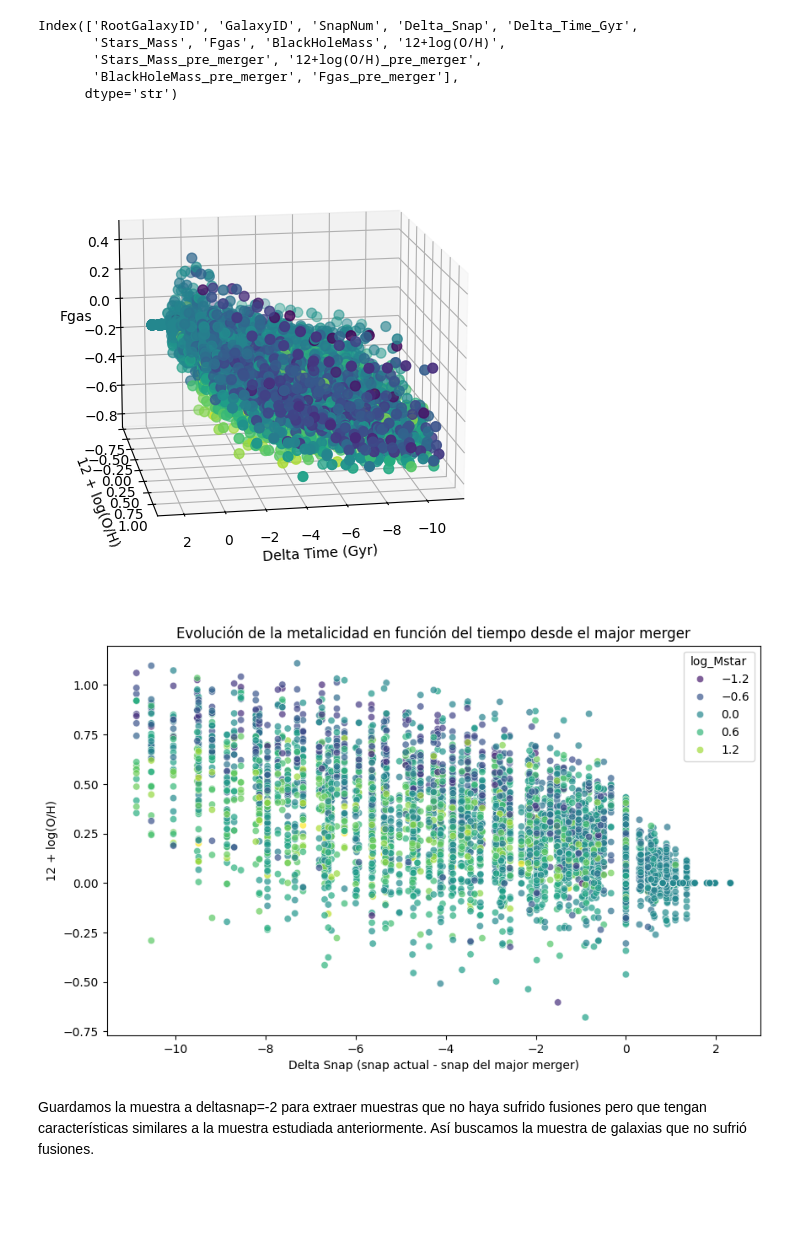
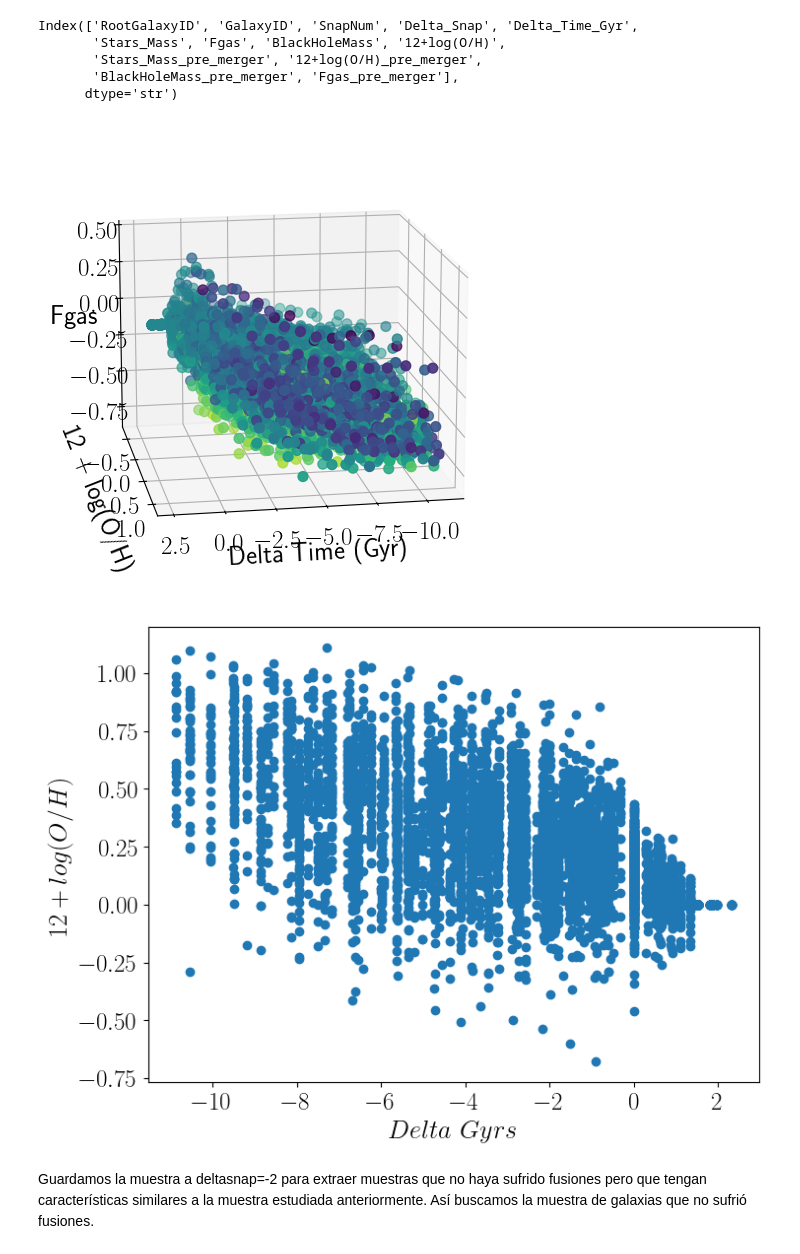
Before and after one commit to SantamariaR/Taller-Tesis-1, a Jupyter notebook: Estadistica_evolutiva.ipynb, the cells around one changed output. Saved outputs shown, nothing was run; the diff lists cells and outputs as text; code cells hidden in the pictures; blank space fills up the shorter version.

Commit message:
figuras presentacion

```diff
--- a/Estadistica_evolutiva.ipynb
+++ b/Estadistica_evolutiva.ipynb
@@ -10,6 +10,15 @@ import plotly.express as px
 import pyarrow
 from sklearn.preprocessing import StandardScaler
 from sklearn.neighbors import NearestNeighbors
+# %%
+# Definimos el tamaño de las figuras
+
+from matplotlib import rc
+rc('text', usetex=True)
+rc('font', size=18)
+plt.rcParams['figure.figsize'] = (8, 6)
+plt.rcParams['axes.labelsize'] = 19
+plt.rcParams['axes.titlesize'] = 21
 # %% [markdown]
 Exploración de los diferentes grupos de clasificación que se analizarán (tentativo):
 
@@ -204,6 +213,8 @@ df_final = (
 #    plt.show()
 # %% [markdown]
 ### Construcción del grupo que sufrió un único major merger en su historia
+# %%
+Lmajormerger = 1.25
 # %%
 # Si nos quedamos con las galaxias que sólo sufrieron un mayor merger en toda su historia. Da un total de 731 galaxias.
 
@@ -211,7 +222,7 @@ filtered_ids = (
     filtered_data
     .group_by("RootGalaxyID")
     .agg(
-        (pl.col("Lm") > 1.25).sum().alias("n_major_mergers")
+        (pl.col("Lm") > Lmajormerger).sum().alias("n_major_mergers")
     )
     .filter(pl.col("n_major_mergers") == 1)
     .select("RootGalaxyID")
@@ -281,7 +292,7 @@ La idea es cuantificar cuanto cambian las magnitudes luego del evento.
 # Primero obtenemos el snap del major merger para cada galaxia
 major_merger_snaps = (
     result_merger
-    .filter(pl.col("Lm") > 1.25)
+    .filter(pl.col("Lm") > Lmajormerger)
     .group_by("RootGalaxyID")
     .agg(pl.min("SnapNum").alias("Snap_Major_Merger"))
 )
@@ -289,7 +300,7 @@ major_merger_snaps = (
 # Separamos tambien diferencia temporal
 major_merger_time = (
     result_merger
-    .filter(pl.col("Lm") > 1.25)
+    .filter(pl.col("Lm") > Lmajormerger)
     .group_by("RootGalaxyID")
     .agg(pl.min("LookbackTime(Gyr)").alias("Time_Major_Merger"))
 )
@@ -395,18 +406,22 @@ ax.set_zlabel('Fgas')
 
 plt.show()
 # %% [output]
-[figure, old version]
+[figure, new version]
 # %%
 
-plt.figure(figsize=(10, 6))
-sns.scatterplot(data=df_final_major, x="Delta_Time_Gyr", y="12+log(O/H)_unif", hue="log_MBH_Mstar_unif", palette="viridis", alpha=0.7)
-plt.title("Evolución de la metalicidad en función del tiempo desde el major merger")
-plt.xlabel("Delta Snap (snap actual - snap del major merger)")
-plt.ylabel("12 + log(O/H)")
-plt.legend(title="log_Mstar")
+#plt.figure(figsize=(10, 6))
+#sns.scatterplot(data=df_final_major, x="Delta_Time_Gyr", y="12+log(O/H)", palette="viridis", alpha=0.7) #, hue="log_MBH_Mstar_unif"
+#plt.title("Evolución de la metalicidad en función del tiempo desde el major merger")
+xvar = df_final_major["Delta_Time_Gyr"]
+yvar = df_final_major["12+log(O/H)_unif"]
+
+plt.scatter(xvar,yvar)
+plt.xlabel(r"$Delta\ Gyrs$")
+plt.ylabel(r"$12 + log(O/H)$")
+#plt.legend(title="log_Mstar")
 plt.show()
 # %% [output]
-[figure, old version]
+[figure, new version]
 # %% [markdown]
 Guardamos la muestra a deltasnap=-2 para extraer muestras que no haya sufrido fusiones pero que tengan características similares a la muestra estudiada anteriormente.
 Así buscamos la muestra de galaxias que no sufrió fusiones.
```
Also changed, not shown: parts of 6 cells of this notebook, 11 other files.
